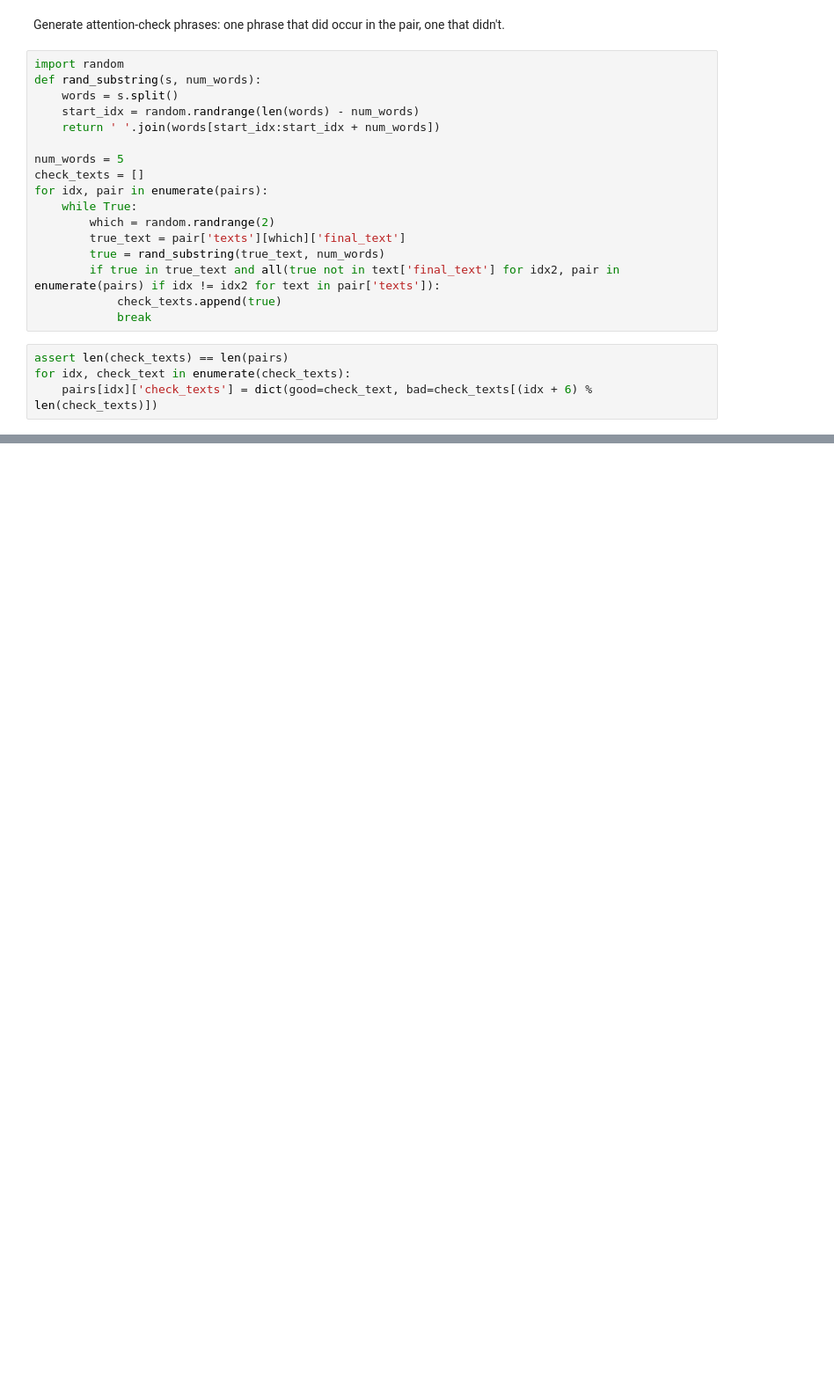
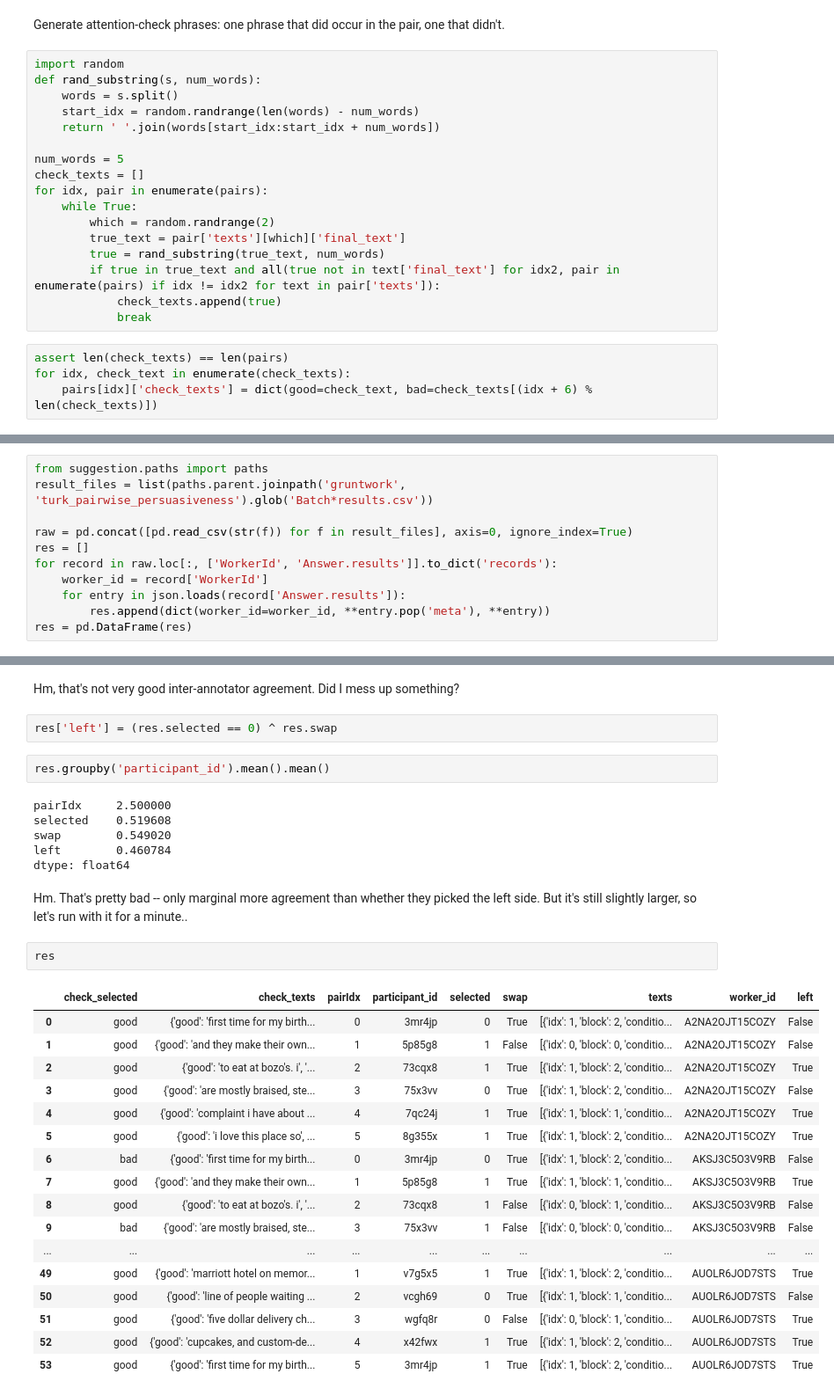
Before and after one commit to kcarnold/suggestion, a Jupyter notebook: notebooks/Pairwise Ratings of Persuasiveness.ipynb, the cells around one changed output, grey strips where cells are left out. Shown at 88% size. Cells and saved outputs as stored; diff of their text form; blank space fills up the shorter version.

Commit message:
Analysis of initial pairwise rating data.

```diff
--- a/notebooks/Pairwise Ratings of Persuasiveness.ipynb
+++ b/notebooks/Pairwise Ratings of Persuasiveness.ipynb
@@ -102,0 +121,11 @@ Tacking on extra to the last batch.
+# %%
+from suggestion.paths import paths
+result_files = list(paths.parent.joinpath('gruntwork', 'turk_pairwise_persuasiveness').glob('Batch*results.csv'))
+
+raw = pd.concat([pd.read_csv(str(f)) for f in result_files], axis=0, ignore_index=True)
+res = []
+for record in raw.loc[:, ['WorkerId', 'Answer.results']].to_dict('records'):
+    worker_id = record['WorkerId']
+    for entry in json.loads(record['Answer.results']):
+        res.append(dict(worker_id=worker_id, **entry.pop('meta'), **entry))
+res = pd.DataFrame(res)
@@ -102,0 +178,34 @@ Tacking on extra to the last batch.
+# %% [markdown]
+Hm, that's not very good inter-annotator agreement. Did I mess up something?
+# %%
+res['left'] = (res.selected == 0) ^ res.swap
+# %%
+res.groupby('participant_id').mean().mean()
+# %% [output]
+pairIdx     2.500000
+selected    0.519608
+swap        0.549020
+left        0.460784
+dtype: float64
+# %% [markdown]
+Hm. That's pretty bad -- only marginal more agreement than whether they picked the left side. But it's still slightly larger, so let's run with it for a minute..
+# %%
+res
+# %% [output]
+|  | check_selected | check_texts | pairIdx | participant_id | selected | swap | texts | worker_id | left |
+| 0 | good | {'good': 'first time for my birth... | 0 | 3mr4jp | 0 | True | [{'idx': 1, 'block': 2, 'conditio... | A2NA2OJT15COZY | False |
+| 1 | good | {'good': 'and they make their own... | 1 | 5p85g8 | 1 | False | [{'idx': 0, 'block': 0, 'conditio... | A2NA2OJT15COZY | False |
+| 2 | good | {'good': 'to eat at bozo's. i', '... | 2 | 73cqx8 | 1 | True | [{'idx': 1, 'block': 2, 'conditio... | A2NA2OJT15COZY | True |
+| 3 | good | {'good': 'are mostly braised, ste... | 3 | 75x3vv | 0 | True | [{'idx': 1, 'block': 2, 'conditio... | A2NA2OJT15COZY | False |
+| 4 | good | {'good': 'complaint i have about ... | 4 | 7qc24j | 1 | True | [{'idx': 1, 'block': 1, 'conditio... | A2NA2OJT15COZY | True |
+| 5 | good | {'good': 'i love this place so', ... | 5 | 8g355x | 1 | True | [{'idx': 1, 'block': 2, 'conditio... | A2NA2OJT15COZY | True |
+| 6 | bad | {'good': 'first time for my birth... | 0 | 3mr4jp | 0 | True | [{'idx': 1, 'block': 2, 'conditio... | AKSJ3C5O3V9RB | False |
+| 7 | good | {'good': 'and they make their own... | 1 | 5p85g8 | 1 | True | [{'idx': 1, 'block': 1, 'conditio... | AKSJ3C5O3V9RB | True |
+| 8 | good | {'good': 'to eat at bozo's. i', '... | 2 | 73cqx8 | 1 | False | [{'idx': 0, 'block': 1, 'conditio... | AKSJ3C5O3V9RB | False |
+| 9 | bad | {'good': 'are mostly braised, ste... | 3 | 75x3vv | 1 | False | [{'idx': 0, 'block': 0, 'conditio... | AKSJ3C5O3V9RB | False |
+| ... | ... | ... | ... | ... | ... | ... | ... | ... | ... |
+| 49 | good | {'good': 'marriott hotel on memor... | 1 | v7g5x5 | 1 | True | [{'idx': 1, 'block': 2, 'conditio... | AUOLR6JOD7STS | True |
+| 50 | good | {'good': 'line of people waiting ... | 2 | vcgh69 | 0 | True | [{'idx': 1, 'block': 1, 'conditio... | AUOLR6JOD7STS | False |
+| 51 | good | {'good': 'five dollar delivery ch... | 3 | wgfq8r | 0 | False | [{'idx': 0, 'block': 1, 'conditio... | AUOLR6JOD7STS | True |
+| 52 | good | {'good': 'cupcakes, and custom-de... | 4 | x42fwx | 1 | True | [{'idx': 1, 'block': 2, 'conditio... | AUOLR6JOD7STS | True |
+| 53 | good | {'good': 'first time for my birth... | 5 | 3mr4jp | 1 | True | [{'idx': 1, 'block': 2, 'conditio... | AUOLR6JOD7STS | True |
```
Also changed, not shown: parts of 19 cells of this notebook.
